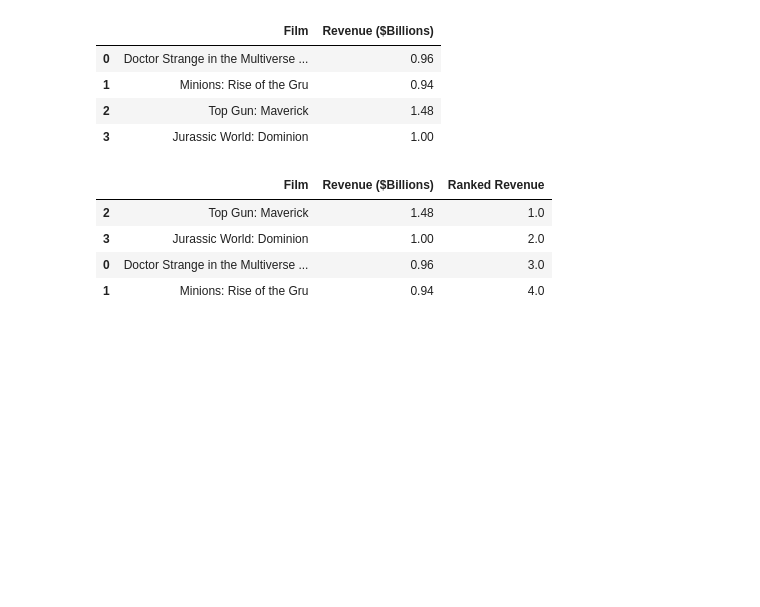
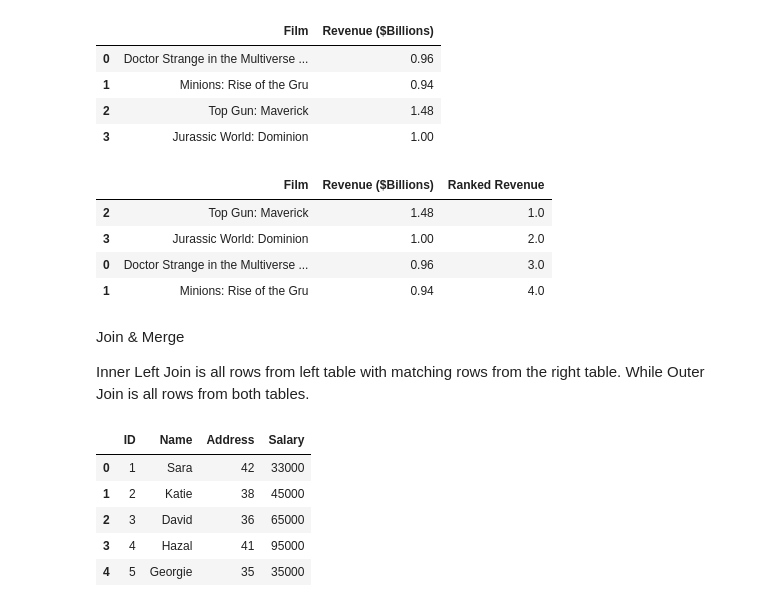
Before and after one commit to Abayrakdar/Testing, a Jupyter notebook: Week4_Python.ipynb, the cells around one changed output. Cells and saved outputs as stored; diff of their text form; code cells hidden in the pictures; blank space fills up the shorter version.

```diff
--- a/Week4_Python.ipynb
+++ b/Week4_Python.ipynb
@@ -533,3 +533,22 @@ df_films.sort_values(["Ranked Revenue"],ascending=True)
 | 3 | Jurassic World: Dominion | 1.00 | 2.0 |
 | 0 | Doctor Strange in the Multiverse ... | 0.96 | 3.0 |
 | 1 | Minions: Rise of the Gru | 0.94 | 4.0 |
+# %% [markdown]
+Join & Merge
+
+Inner Left Join is all rows from left table with matching rows from the right table.
+While Outer Join is all rows from both tables.
+# %%
+Employees = pd.DataFrame({'ID': [1, 2, 3, 4, 5],
+    'Name': ['Sara', 'Katie', 'David', 'Hazal', 'Georgie'],
+    'Address': [42, 38, 36, 41, 35],
+    'Salary': [33000, 45000, 65000, 95000, 35000]
+})
+Employees
+# %% [output]
+|  | ID | Name | Address | Salary |
+| 0 | 1 | Sara | 42 | 33000 |
+| 1 | 2 | Katie | 38 | 45000 |
+| 2 | 3 | David | 36 | 65000 |
+| 3 | 4 | Hazal | 41 | 95000 |
+| 4 | 5 | Georgie | 35 | 35000 |
```
Also changed, not shown: parts of 6 cells of this notebook.
